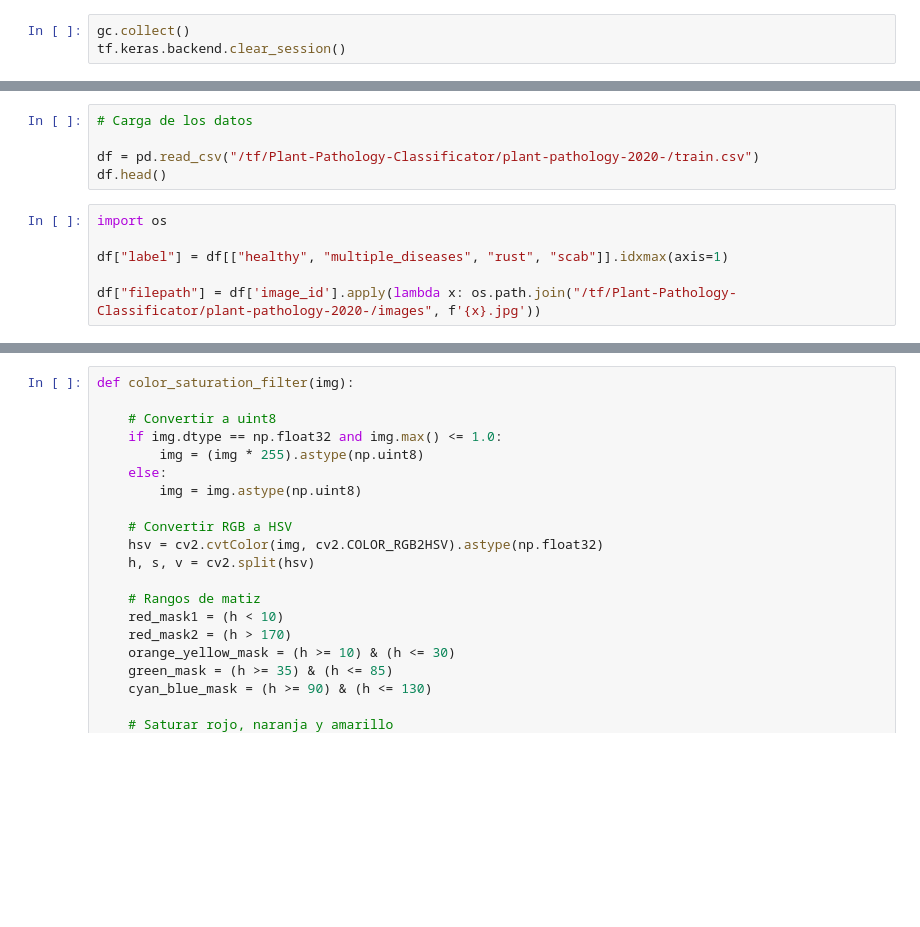
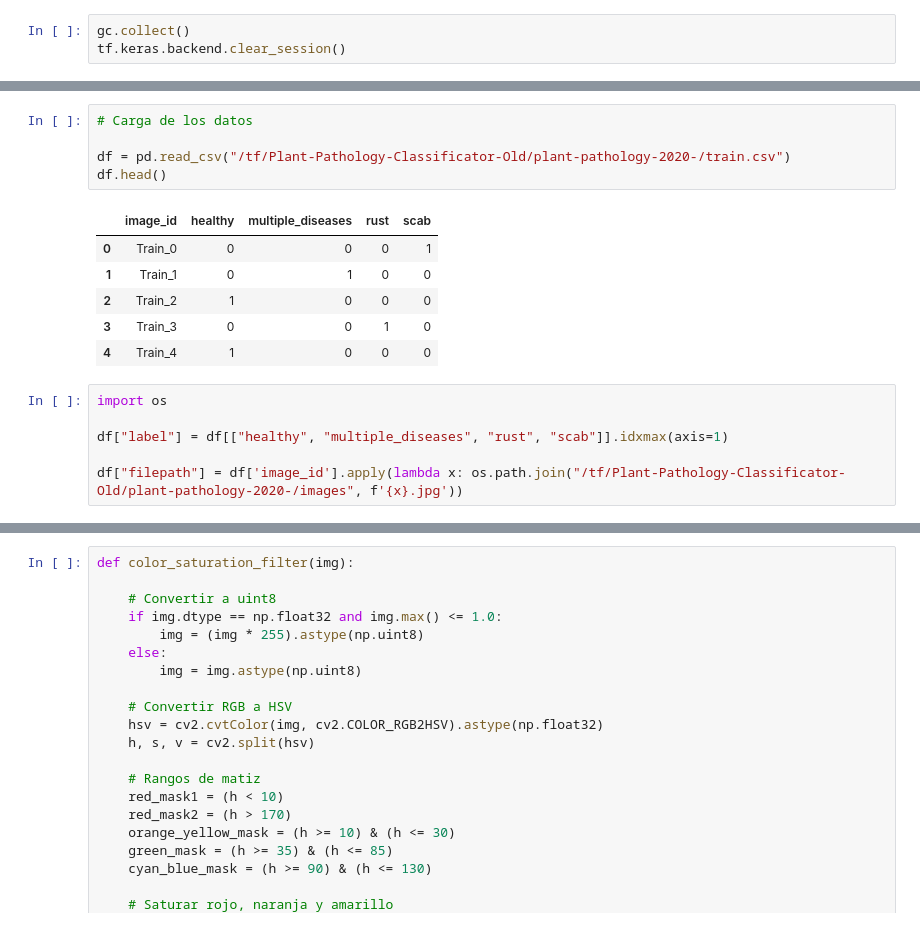
Before and after one commit to emmdaz/Plant-Pathology-Classificator, a Jupyter notebook: Plant-Pathology-Classificator-Conv2D-ResNet101-ImageNet-Based-Model.ipynb, the cells around one changed output, grey strips where cells are left out. Drawn from its saved outputs; the diff is of its cells as text; blank space fills up the shorter version.

```diff
--- a/Plant-Pathology-Classificator-Conv2D-ResNet101-ImageNet-Based-Model.ipynb
+++ b/Plant-Pathology-Classificator-Conv2D-ResNet101-ImageNet-Based-Model.ipynb
@@ -47,14 +63,21 @@ wandb.login()
 # %%
 # Carga de los datos
 
-df = pd.read_csv("/tf/Plant-Pathology-Classificator/plant-pathology-2020-/train.csv")
+df = pd.read_csv("/tf/Plant-Pathology-Classificator-Old/plant-pathology-2020-/train.csv")
 df.head()
+# %% [output]
+|  | image_id | healthy | multiple_diseases | rust | scab |
+| 0 | Train_0 | 0 | 0 | 0 | 1 |
+| 1 | Train_1 | 0 | 1 | 0 | 0 |
+| 2 | Train_2 | 1 | 0 | 0 | 0 |
+| 3 | Train_3 | 0 | 0 | 1 | 0 |
+| 4 | Train_4 | 1 | 0 | 0 | 0 |
 # %%
 import os
 
 df["label"] = df[["healthy", "multiple_diseases", "rust", "scab"]].idxmax(axis=1)
 
-df["filepath"] = df['image_id'].apply(lambda x: os.path.join("/tf/Plant-Pathology-Classificator/plant-pathology-2020-/images", f'{x}.jpg'))
+df["filepath"] = df['image_id'].apply(lambda x: os.path.join("/tf/Plant-Pathology-Classificator-Old/plant-pathology-2020-/images", f'{x}.jpg'))
 # %%
 from sklearn.model_selection import train_test_split
 
```
Also changed, not shown: parts of 23 cells of this notebook.
